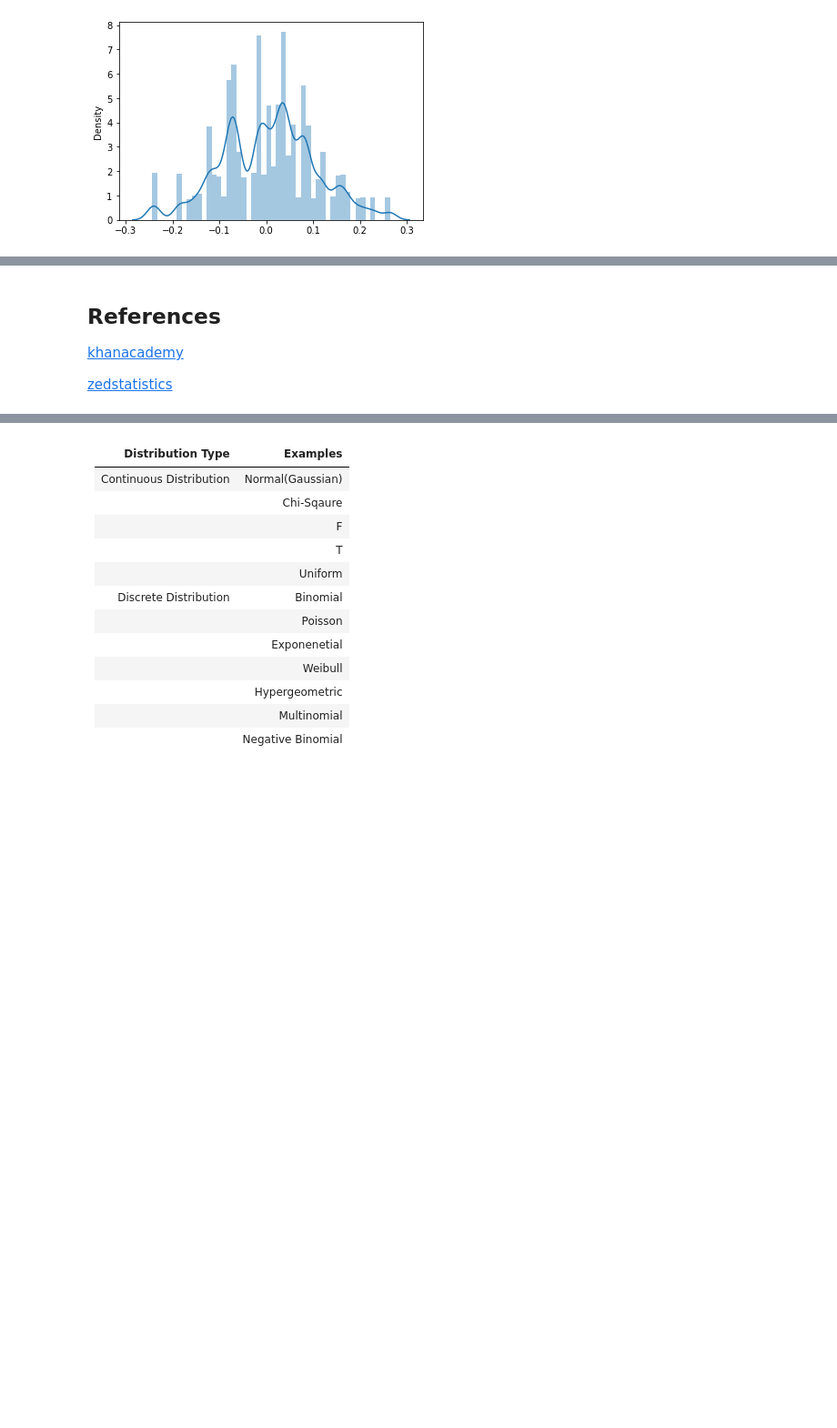
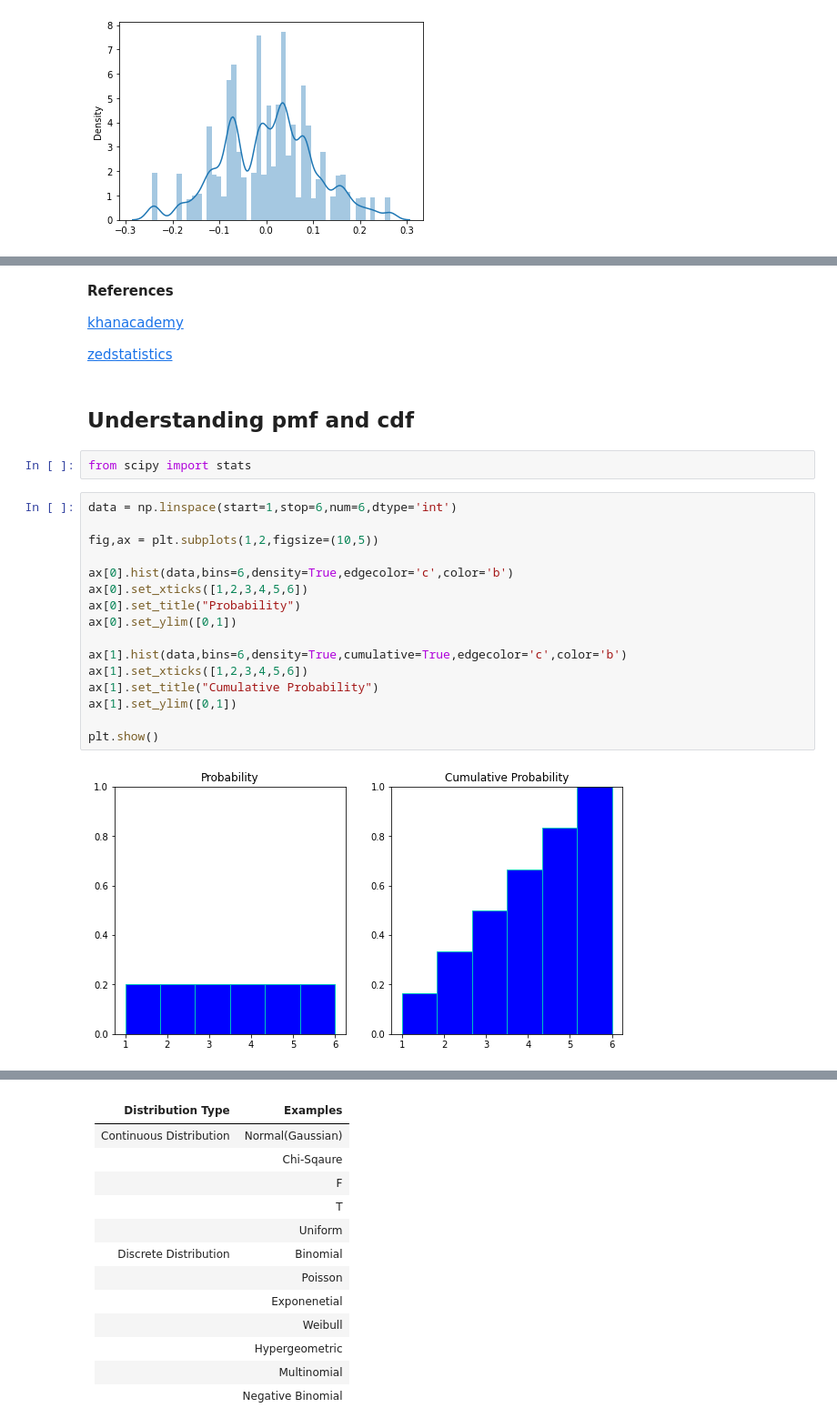
Before and after one commit to NishantBaheti/MachineLearningExploration, a Jupyter notebook: PracticalStatistics/Distributions.ipynb, the cells around one changed output, grey strips where cells are left out. Shown at 91% size. Saved outputs shown, nothing was run; the diff lists cells and outputs as text; blank space fills up the shorter version.

```diff
--- a/PracticalStatistics/Distributions.ipynb
+++ b/PracticalStatistics/Distributions.ipynb
@@ -238,6 +250,28 @@ Discrete Probability Distribution -> Probability Mass Function -> Continuous for
 # %% [markdown]
-## References
+**References**
 
 [khanacademy](https://www.youtube.com/user/khanacademy)
 
 [zedstatistics](https://www.youtube.com/c/zedstatistics)
+# %% [markdown]
+## Understanding pmf and cdf
+# %%
+from scipy import stats
+# %%
+data = np.linspace(start=1,stop=6,num=6,dtype='int')
+
+fig,ax = plt.subplots(1,2,figsize=(10,5))
+
+ax[0].hist(data,bins=6,density=True,edgecolor='c',color='b')
+ax[0].set_xticks([1,2,3,4,5,6])
+ax[0].set_title("Probability")
+ax[0].set_ylim([0,1])
+
+ax[1].hist(data,bins=6,density=True,cumulative=True,edgecolor='c',color='b')
+ax[1].set_xticks([1,2,3,4,5,6])
+ax[1].set_title("Cumulative Probability")
+ax[1].set_ylim([0,1])
+
+plt.show()
+# %% [output]
+[figure, added]
```
Also changed, not shown: parts of 6 cells of this notebook.
